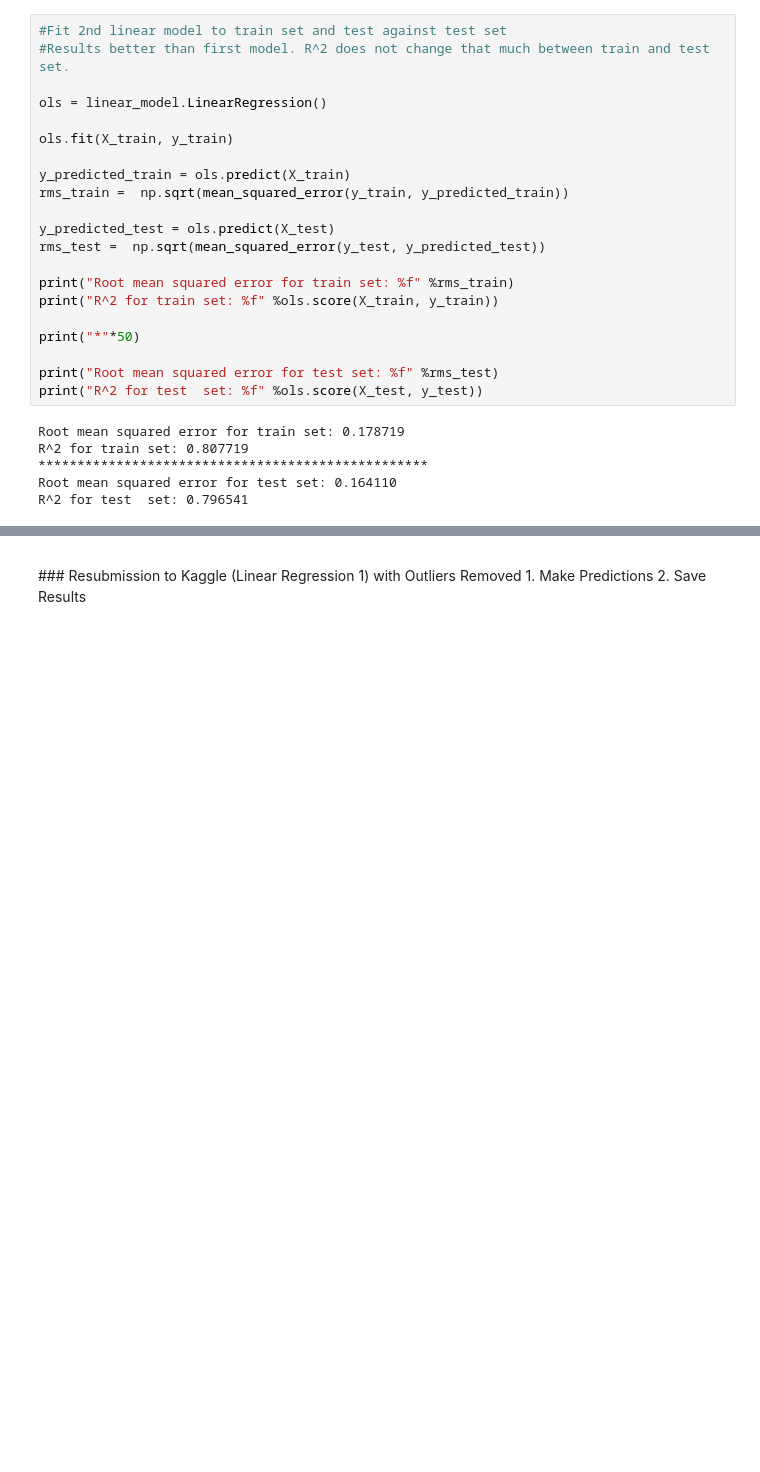
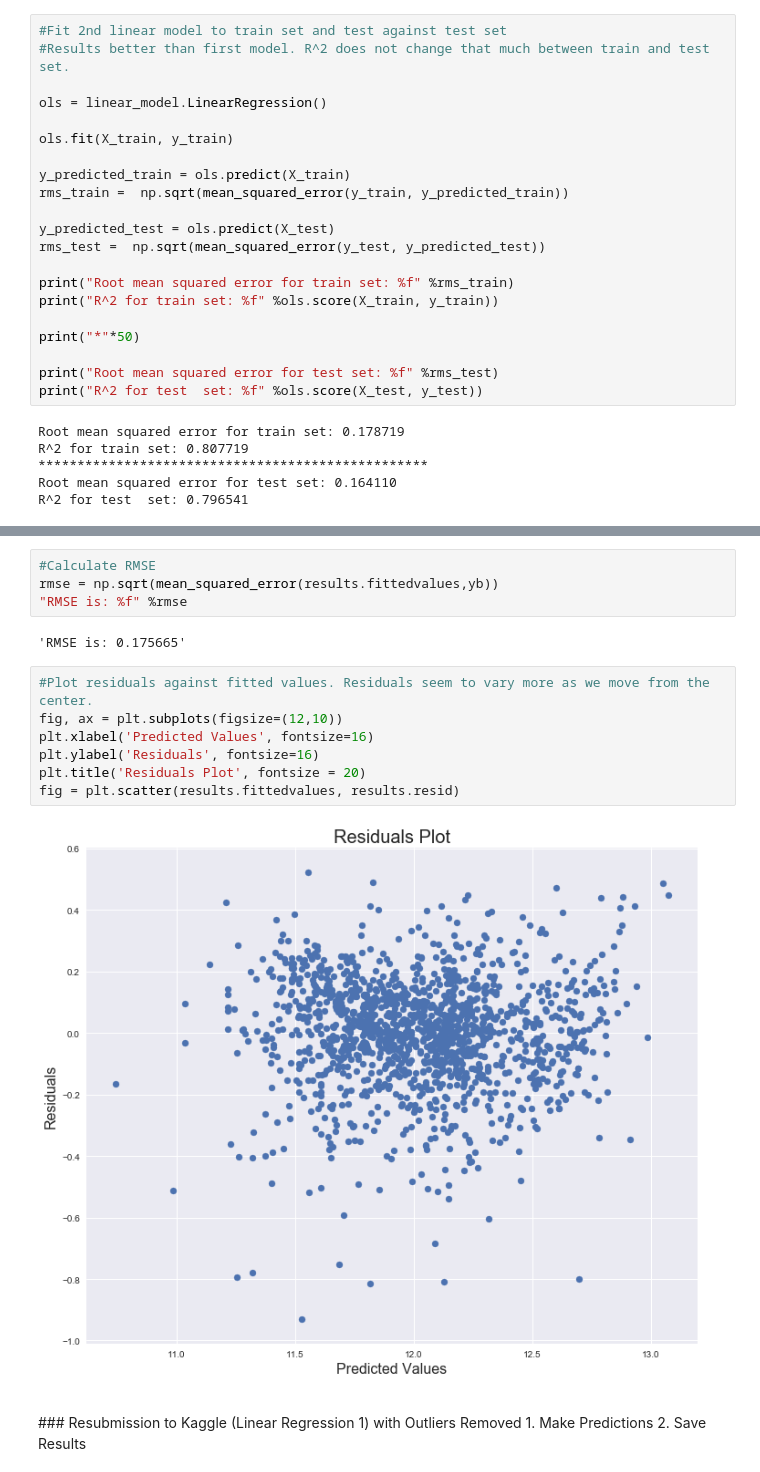
Before and after one commit to chun9men9/WIC_MLProject, a Jupyter notebook: Wing/Project_3_LinearRegression.ipynb, the cells around one changed output, grey strips where cells are left out. Drawn from its saved outputs; the diff is of its cells as text; blank space fills up the shorter version.

```diff
--- a/Wing/Project_3_LinearRegression.ipynb
+++ b/Wing/Project_3_LinearRegression.ipynb
@@ -1079,6 +1068,21 @@ Covariance Type:            nonrobust
 
 Warnings:
 [1] Standard Errors assume that the covariance matrix of the errors is correctly specified.
+# %%
+#Calculate RMSE
+rmse = np.sqrt(mean_squared_error(results.fittedvalues,yb))
+"RMSE is: %f" %rmse
+# %% [output]
+'RMSE is: 0.175665'
+# %%
+#Plot residuals against fitted values. Residuals seem to vary more as we move from the center.
+fig, ax = plt.subplots(figsize=(12,10))
+plt.xlabel('Predicted Values', fontsize=16)
+plt.ylabel('Residuals', fontsize=16)
+plt.title('Residuals Plot', fontsize = 20)
+fig = plt.scatter(results.fittedvalues, results.resid)
+# %% [output]
+[figure, added]
 # %% [markdown]
 <p><a name="kaggle_1b"></a></p>
 ### Resubmission to Kaggle (Linear Regression 1)  with Outliers Removed
```
Also changed, not shown: parts of 42 cells of this notebook, 1 other file.
